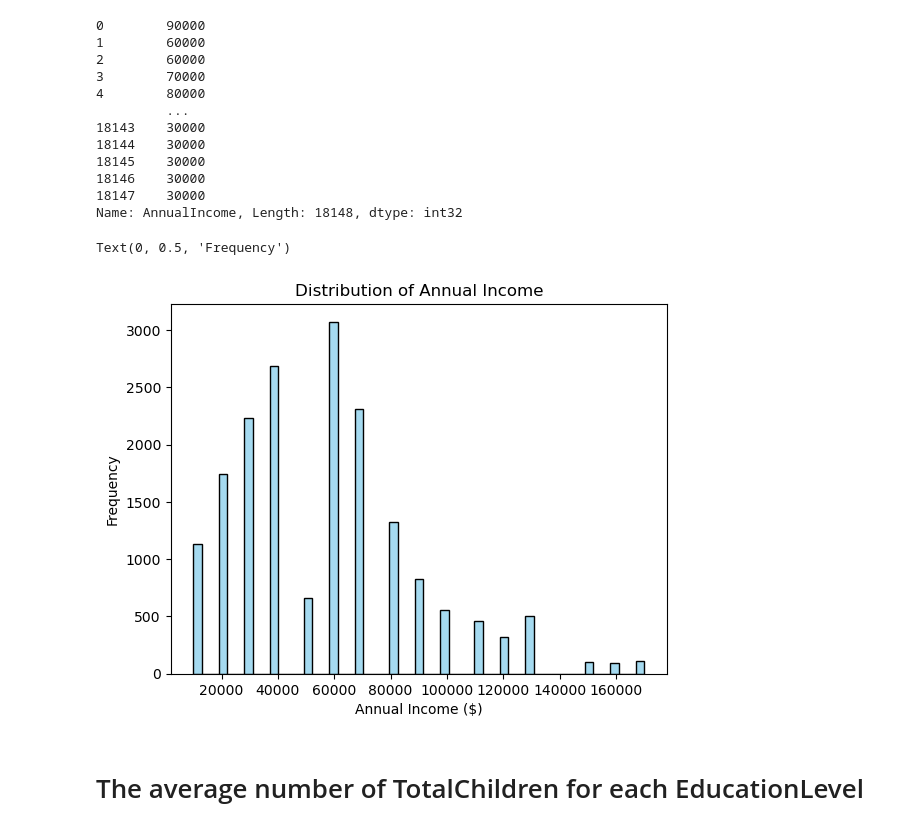
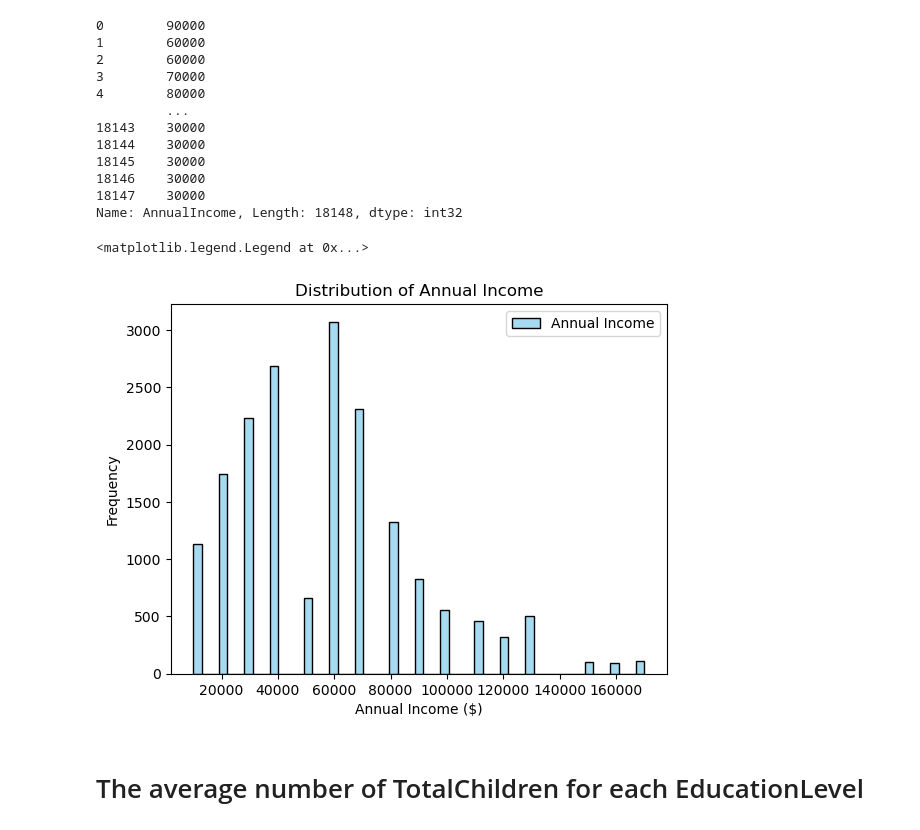
Before and after one commit to adebisijoy/Customers-Data-Visualization, a Jupyter notebook: Customers Data Visualization.ipynb, the cells around one changed output. Drawn from its saved outputs; the diff is of its cells as text; code cells hidden in the pictures.

```diff
--- a/Customers Data Visualization.ipynb
+++ b/Customers Data Visualization.ipynb
@@ -101,13 +101,14 @@ df['AnnualIncome']
 Name: AnnualIncome, Length: 18148, dtype: int32
 # %%
 # Visualization using seaborn
-sns.histplot(data=df, x='AnnualIncome', color='Skyblue', linewidth=1)
+sns.histplot(data=df, x='AnnualIncome', color='Skyblue', linewidth=1, label='Annual Income')
 plt.title('Distribution of Annual Income')
 plt.xlabel('Annual Income ($)')
 plt.ylabel('Frequency')
+plt.legend()
 # %% [output]
-Text(0, 0.5, 'Frequency')
+<matplotlib.legend.Legend at 0x...>
-[figure, old version]
+[figure, new version]
 # %% [markdown]
 # The average number of TotalChildren for each EducationLevel
 # %%
```
Also changed, not shown: parts of 22 cells of this notebook.
